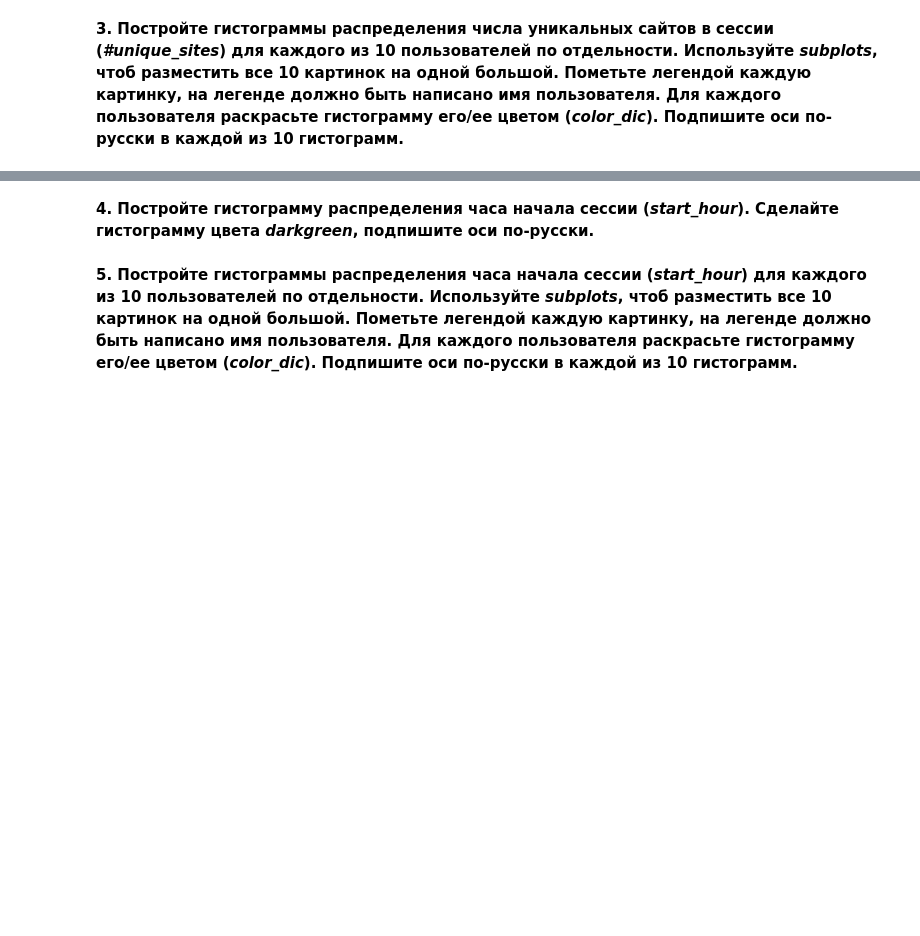
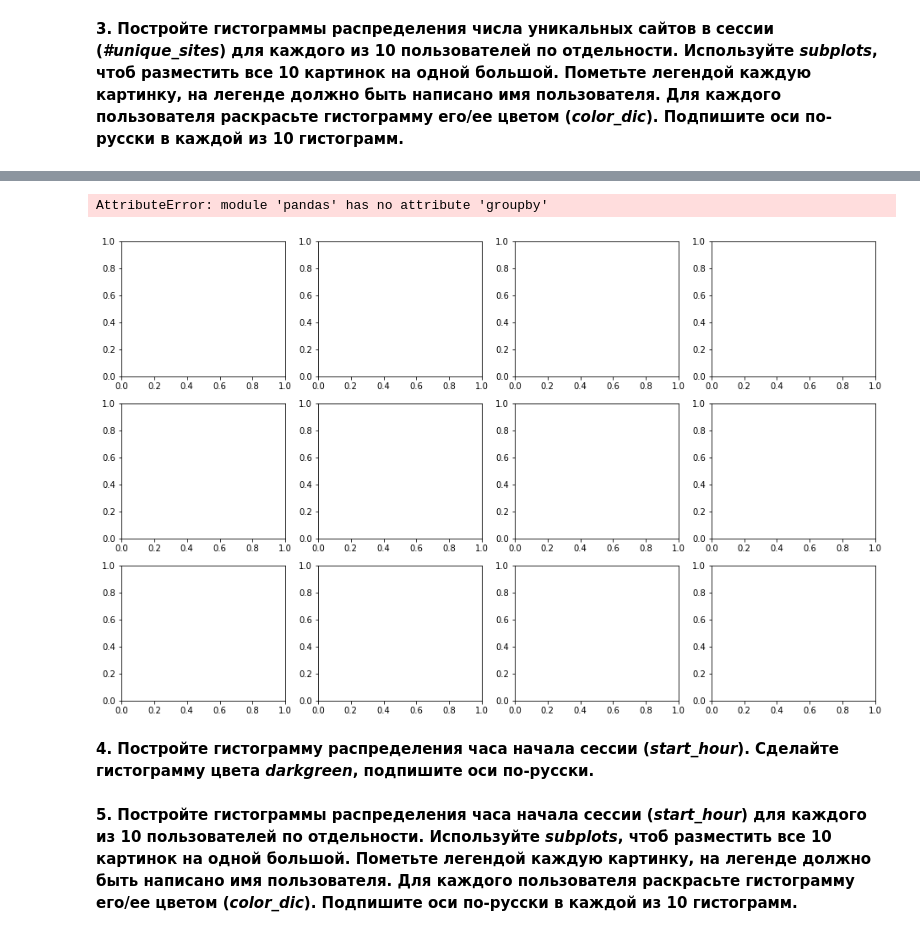
Before and after one commit to dmitrymoshkin/MFTI_Yandex_DA_specialisation, a Jupyter notebook: 6 course/week3_visual_analysis_and_fe.ipynb, the cells around one changed output, grey strips where cells are left out. Drawn from its saved outputs; the diff is of its cells as text; code cells hidden in the pictures; blank space fills up the shorter version.

```diff
--- a/6 course/week3_visual_analysis_and_fe.ipynb
+++ b/6 course/week3_visual_analysis_and_fe.ipynb
@@ -294,9 +331,13 @@ train_data_10users['#unique_sites']  ''' ВАШ КОД ЗДЕСЬ '''
 # %%
 fig, axes = plt.subplots(nrows=3, ncols=4, figsize=(16, 10))
-
+for i in np.unique(train_data_10users.target.values):
+    train_data_10users['#unique_sites']
 # как вариант, можно и по-другому
 for idx, (user, sub_df) in  enumerate(pd.groupby(train_data_10users, 'user_id')):
-     ''' ВАШ КОД ЗДЕСЬ '''
+         ''' ВАШ КОД ЗДЕСЬ '''
+# %% [output]
+AttributeError: module 'pandas' has no attribute 'groupby'
+[figure, added]
 # %% [markdown]
 **4. Постройте гистограмму распределения часа начала сессии (*start_hour*). Сделайте гистограмму цвета *darkgreen*, подпишите оси по-русски.**
 # %%
```
Also changed, not shown: parts of 11 cells of this notebook.
